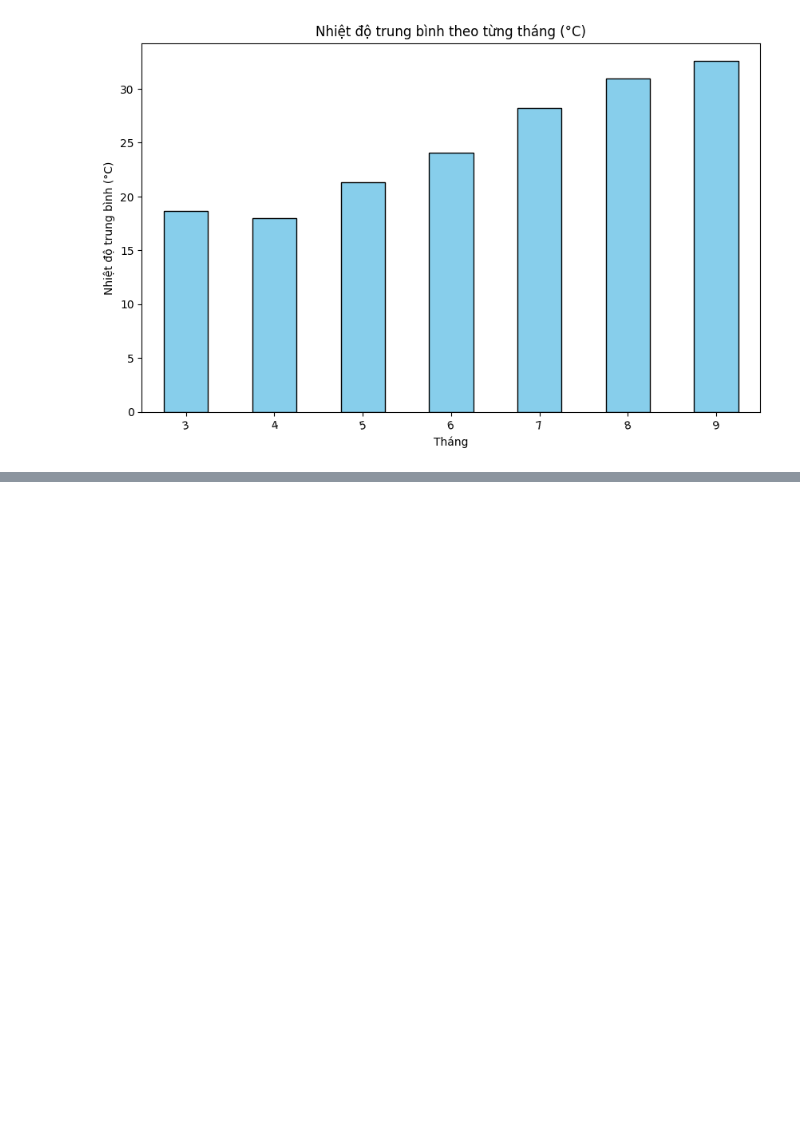
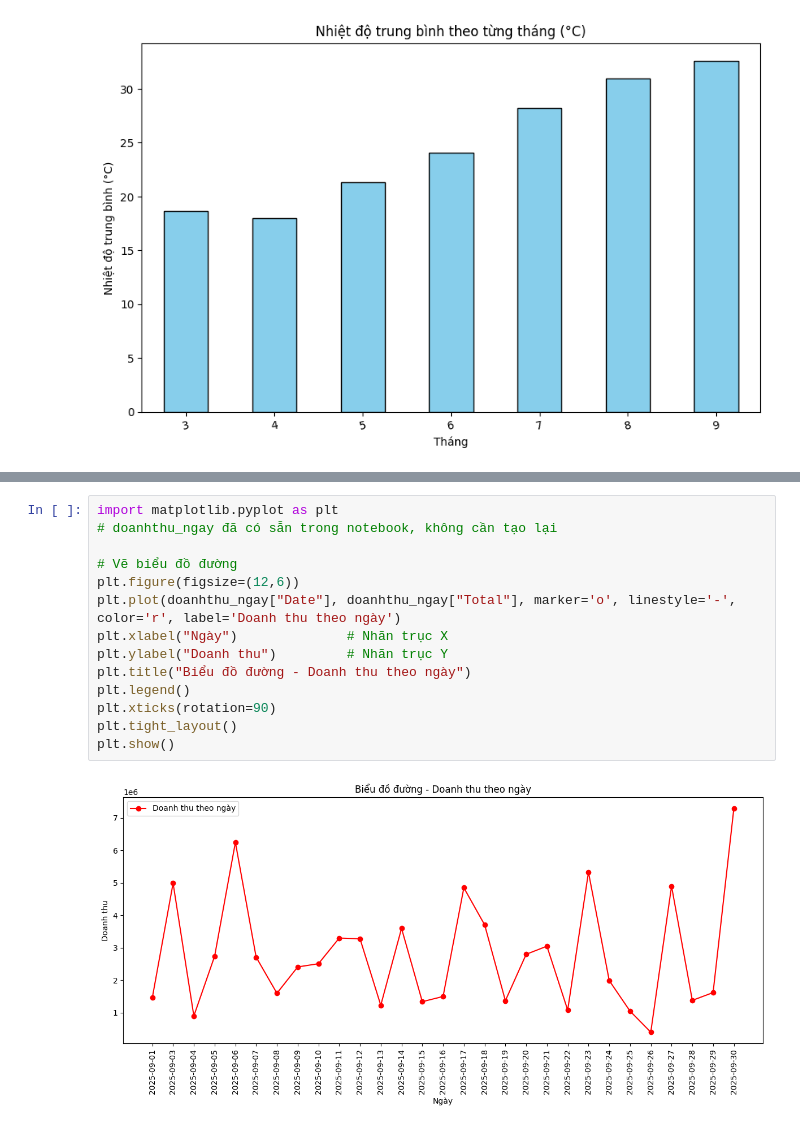
Before and after one commit to kietle24/PYTHON_TH, a Jupyter notebook: BUOI_5/24646981_LEANHKIET_BUOI5.ipynb, the cells around one changed output, grey strips where cells are left out. Drawn from its saved outputs; the diff is of its cells as text; blank space fills up the shorter version.

```diff
--- a/BUOI_5/24646981_LEANHKIET_BUOI5.ipynb
+++ b/BUOI_5/24646981_LEANHKIET_BUOI5.ipynb
@@ -305,0 +387,16 @@ plt.show()
+# %%
+import matplotlib.pyplot as plt
+# doanhthu_ngay đã có sẵn trong notebook, không cần tạo lại
+
+# Vẽ biểu đồ đường
+plt.figure(figsize=(12,6))
+plt.plot(doanhthu_ngay["Date"], doanhthu_ngay["Total"], marker='o', linestyle='-', color='r', label='Doanh thu theo ngày')
+plt.xlabel("Ngày")              # Nhãn trục X
+plt.ylabel("Doanh thu")         # Nhãn trục Y
+plt.title("Biểu đồ đường - Doanh thu theo ngày")
+plt.legend()
+plt.xticks(rotation=90)
+plt.tight_layout()
+plt.show()
+# %% [output]
+[figure, added]
```
Also changed, not shown: parts of 34 cells of this notebook, 21 other files.
